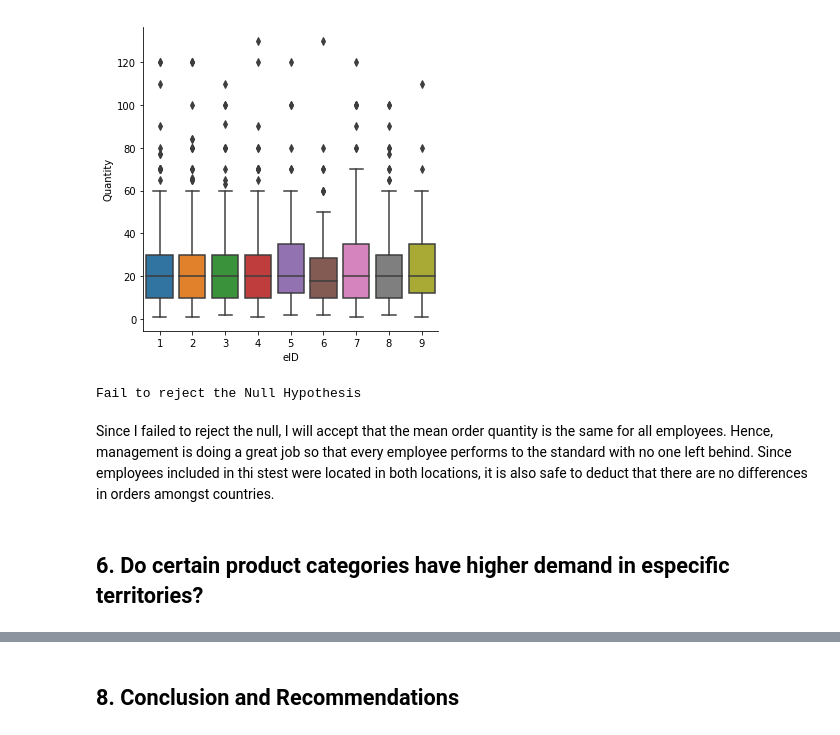
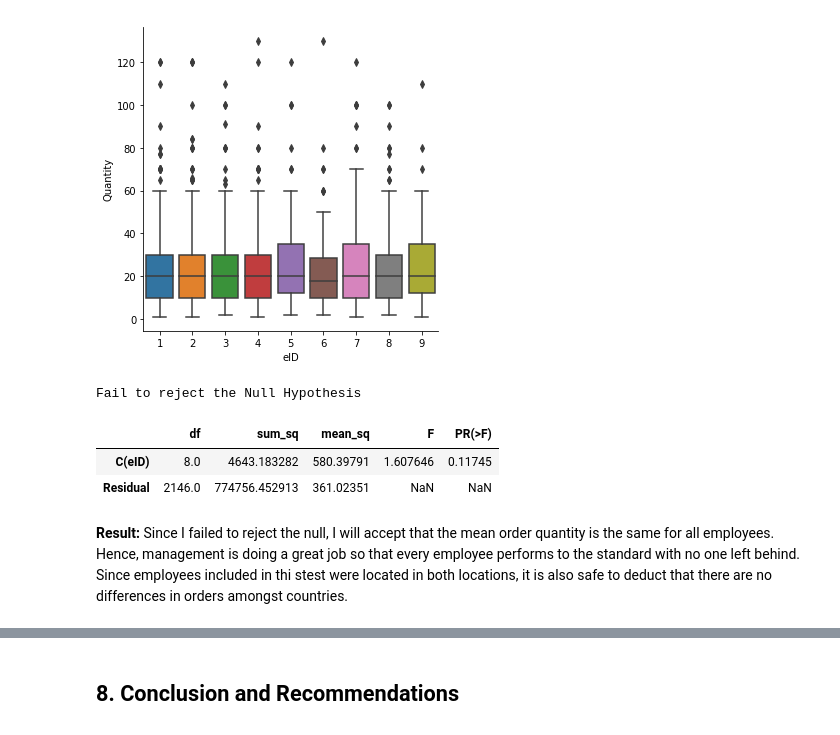
Before and after one commit to feraguilari/dsc-2-final-project-online-ds-pt-021119, a Jupyter notebook: student.ipynb, the cells around one changed output, grey strips where cells are left out. Drawn from its saved outputs; the diff is of its cells as text; code cells hidden in the pictures.

```diff
--- a/student.ipynb
+++ b/student.ipynb
@@ -186,6 +185,16 @@ def plot_compare(a,b, title ='Quantities Ordered with and without discount',
     print('Average quantity ordered without discount: ',round(b.mean()))
     print('Percentage increase by offering discount: ',
           round((a.mean()-b.mean())/b.mean()*100, 2),'%')
+
+def ANOVA(formula,data, decision=True):
+    lm = ols(formula,data).fit()
+    result = sm.stats.anova_lm(lm, typ=1)
+    if decision:
+        if result['PR(>F)'][0]>0.05:
+            print('Fail to reject the Null Hypothesis')
+        else:
+            print('Reject the Null Hypothesis')
+    return result
 # %% [markdown]
 ## 4.  Do discounts have a statistically significant effect on the number of products customers order?<br>
 Discounts are very important in every business to drive sales. Hence, it is imperative to find out if discounts increase the quantities ordered in a statistically significant manner. The null and alternate hypothesis are:<br>
@@ -455,17 +465,13 @@ sns.catplot(x="eID", y="Quantity",kind="box",data=employee_orders, );
 # %% [output]
 'Order Quantites seem very similar amongst employees'
 [figure]
-# %%
-formula = 'Quantity ~ C(eID)'
-lm = ols(formula,employee_orders).fit()
-result = sm.stats.anova_lm(lm, typ=1)
-if result['PR(>F)'][0]>0.05:
-    print('Fail to reject the Null Hypothesis')
-else:
-    print('Reject the Null Hypothesis')
-# %% [output]
-Fail to reject the Null Hypothesis
+# %%
+formula = 'Quantity ~ C(eID)'
+ANOVA(formula,employee_orders)
+# %% [output]
+Fail to reject the Null Hypothesis
+|  | df | sum_sq | mean_sq | F | PR(>F) |
+| C(eID) | 8.0 | 4643.183282 | 580.39791 | 1.607646 | 0.11745 |
+| Residual | 2146.0 | 774756.452913 | 361.02351 | NaN | NaN |
 # %% [markdown]
-Since I failed to reject the null, I will accept that the mean order quantity is the same for all employees. Hence, management is doing a great job so that every employee performs to the standard with no one left behind. Since employees included in thi stest were located in both locations, it is also safe to deduct that there are no differences in orders amongst countries.
+**Result:** Since I failed to reject the null, I will accept that the mean order quantity is the same for all employees. Hence, management is doing a great job so that every employee performs to the standard with no one left behind. Since employees included in thi stest were located in both locations, it is also safe to deduct that there are no differences in orders amongst countries.
-# %% [markdown]
-## 6. Do certain product categories have higher demand in especific territories?<br>
```
Also changed, not shown: parts of 16 cells of this notebook.
